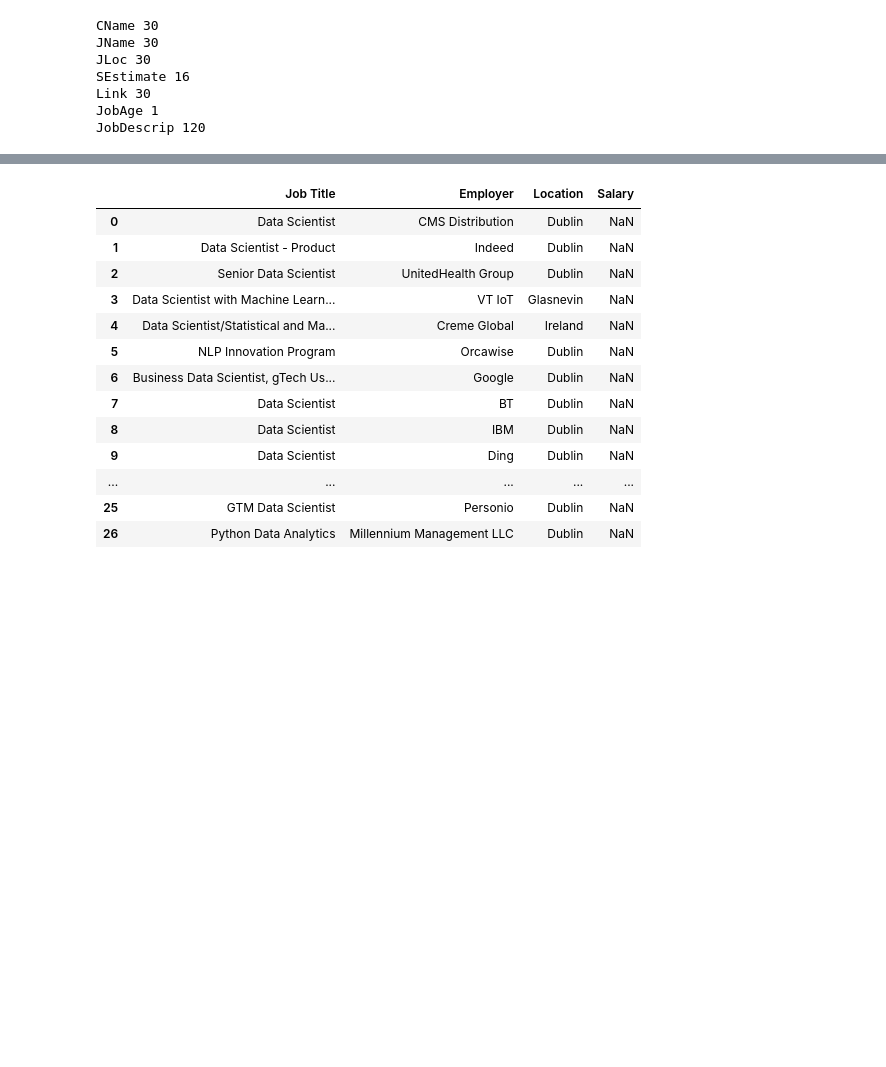
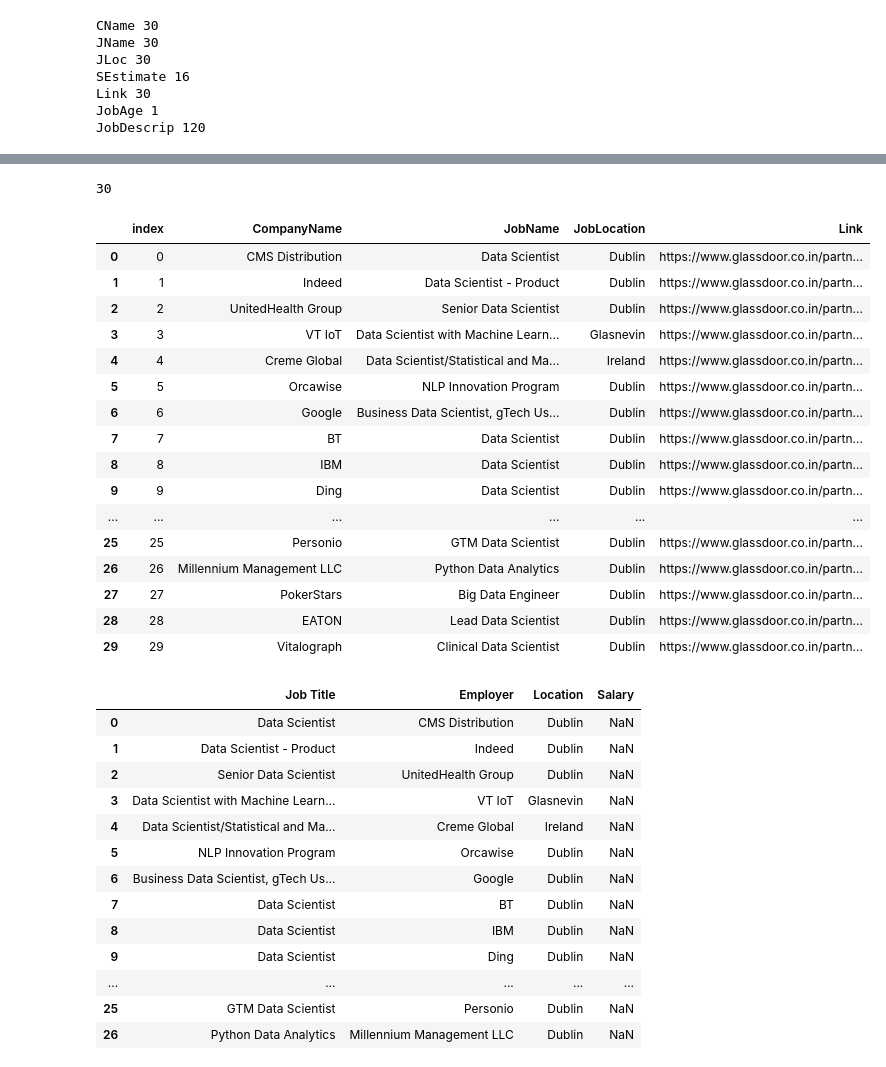
Before and after one commit to swarajshaw/B9AI102-Machine-Learning-and-Pattern-Recognition, a Jupyter notebook: PythonCA/CA_TWO_(30%)/DataLoadingCA/glassdoor_jobscraping.ipynb, the cells around one changed output, grey strips where cells are left out. Drawn from its saved outputs; the diff is of its cells as text; code cells hidden in the pictures; blank space fills up the shorter version.

Commit message:
-created db -pushed data to db

```diff
--- a/PythonCA/CA_TWO_(30%)/DataLoadingCA/glassdoor_jobscraping.ipynb
+++ b/PythonCA/CA_TWO_(30%)/DataLoadingCA/glassdoor_jobscraping.ipynb
@@ -252 +133,30 @@ def get_records(soup):
+# %%
+engine = create_engine("mysql+pymysql://{user}:{pw}@localhost/{db}"
+                       .format(user="root",
+                               pw="swaraj",
+                               db="glassdoor_scraping"))
+df.to_sql(con=engine, name='joblisting', if_exists='replace')
+# %% [output]
+30
+# %%
+job1 = pd.read_sql_query("SELECT * FROM joblisting",engine)
+job1
+# %% [output]
+|  | index | CompanyName | JobName | JobLocation | Link |
+| 0 | 0 | CMS Distribution | Data Scientist | Dublin | https://www.glassdoor.co.in/partn... |
+| 1 | 1 | Indeed | Data Scientist - Product | Dublin | https://www.glassdoor.co.in/partn... |
+| 2 | 2 | UnitedHealth Group | Senior Data Scientist | Dublin | https://www.glassdoor.co.in/partn... |
+| 3 | 3 | VT IoT | Data Scientist with Machine Learn... | Glasnevin | https://www.glassdoor.co.in/partn... |
+| 4 | 4 | Creme Global | Data Scientist/Statistical and Ma... | Ireland | https://www.glassdoor.co.in/partn... |
+| 5 | 5 | Orcawise | NLP Innovation Program | Dublin | https://www.glassdoor.co.in/partn... |
+| 6 | 6 | Google | Business Data Scientist, gTech Us... | Dublin | https://www.glassdoor.co.in/partn... |
+| 7 | 7 | BT | Data Scientist | Dublin | https://www.glassdoor.co.in/partn... |
+| 8 | 8 | IBM | Data Scientist | Dublin | https://www.glassdoor.co.in/partn... |
+| 9 | 9 | Ding | Data Scientist | Dublin | https://www.glassdoor.co.in/partn... |
+| ... | ... | ... | ... | ... | ... |
+| 25 | 25 | Personio | GTM Data Scientist | Dublin | https://www.glassdoor.co.in/partn... |
+| 26 | 26 | Millennium Management LLC | Python Data Analytics | Dublin | https://www.glassdoor.co.in/partn... |
+| 27 | 27 | PokerStars | Big Data Engineer | Dublin | https://www.glassdoor.co.in/partn... |
+| 28 | 28 | EATON | Lead Data Scientist | Dublin | https://www.glassdoor.co.in/partn... |
+| 29 | 29 | Vitalograph | Clinical Data Scientist | Dublin | https://www.glassdoor.co.in/partn... |
 # %%
```
Also changed, not shown: parts of 18 cells of this notebook, 1 other file.
